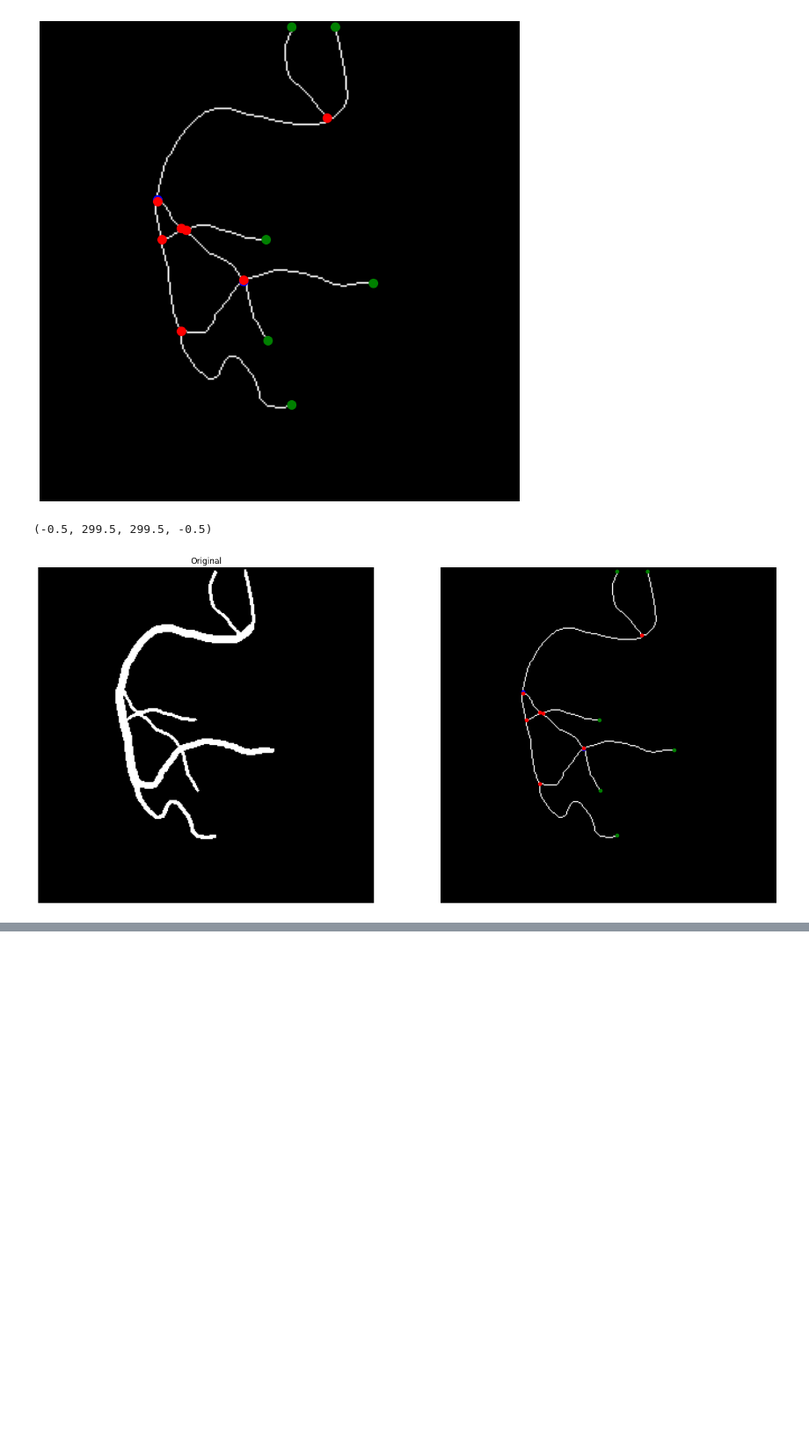
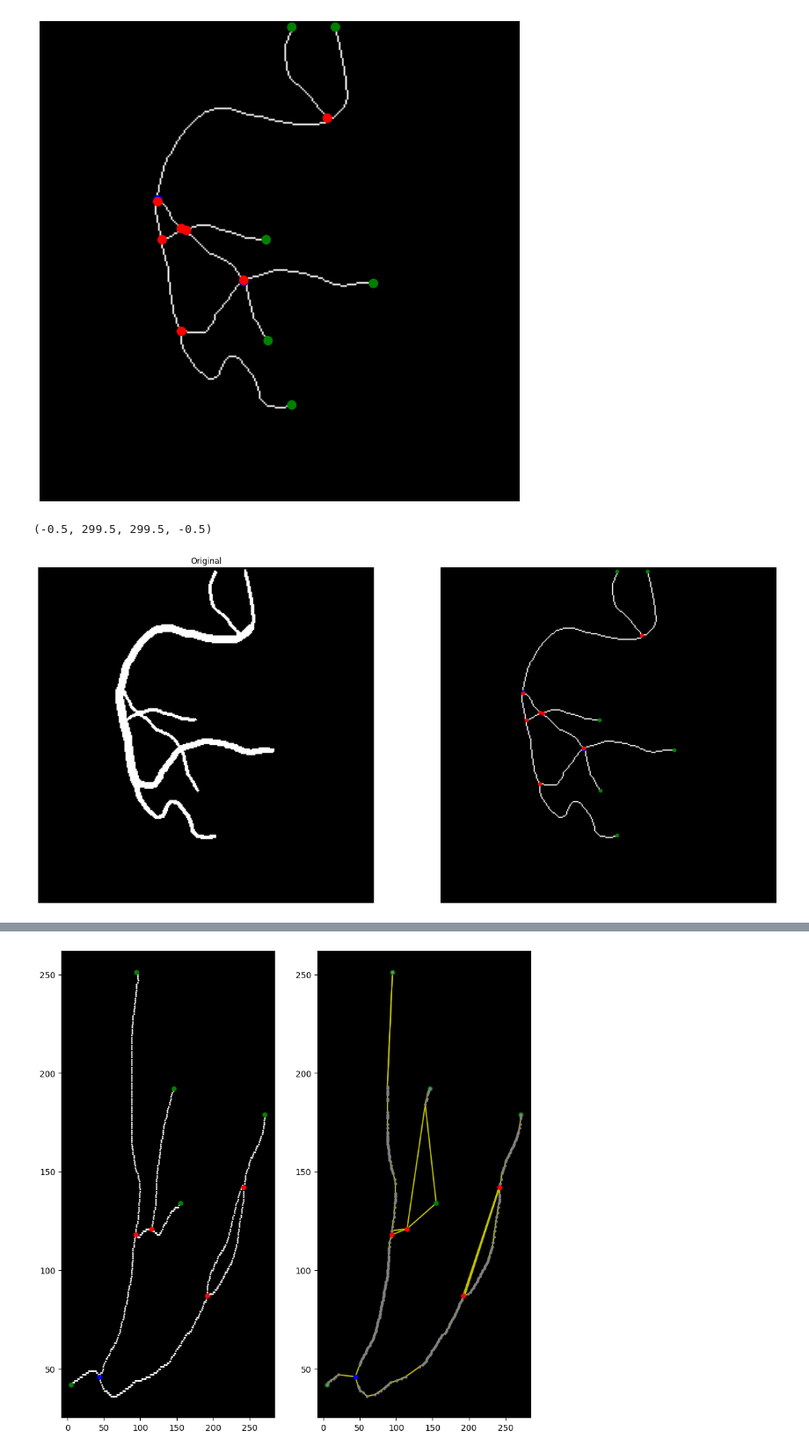
Before and after one commit to MGonza20/Proyecto01_VC_UVG, a Jupyter notebook: Problema02.ipynb, the cells around one changed output, grey strips where cells are left out. Shown: that part at 88% size. Saved outputs shown, nothing was run; the diff lists cells and outputs as text; code cells hidden in the pictures; blank space fills up the shorter version.

```diff
--- a/Problema02.ipynb
+++ b/Problema02.ipynb
@@ -351,0 +325,59 @@ plt.axis('off')  # Optionally turn off the axis
+# %%
+
+# Plot original image and the resulting side by side
+
+plt.figure(figsize=(10,10))
+# ==== PLOT ORIGINAL IMAGE ====
+plt.subplot(1, 2, 1)
+skeleton_coords = np.argwhere(skeleton == 1)
+# Plot skeleton_coords
+plt.plot(skeleton_coords[:, 1], skeleton_coords[:, 0], 'wo', markersize=1)
+# Plot extreme nodes
+plt.plot([node[1] for node in extreme_nodes_list],
+				 [node[0] for node in extreme_nodes_list],
+				 'go',
+					markersize=5)
+plt.axis('on')
+# Plot bifu and trifurcation
+plt.plot([node[1] for node in trifurcation_nodes_list],
+				 [node[0] for node in trifurcation_nodes_list],
+				 'bo',
+					markersize=5)
+plt.plot([node[1] for node in bifurcation_nodes_list],
+				 [node[0] for node in bifurcation_nodes_list],
+				 'ro',
+				 markersize=5)
+# Black backgruond
+plt.gca().set_facecolor('black')
+# ==== PLOT ORIGINAL IMAGE ====
+# ==== PLOT NEW IMAGE ====
+plt.subplot(1, 2, 2)
+plt.gca().set_facecolor('black')
+# Plot edges
+for edge in edges:
+		x_values, y_values = zip(*edge)
+		plt.plot(y_values, x_values, 'y-')  # 'b-' for blue lines
+# Plot extreme nodes
+plt.plot([node[1] for node in extreme_nodes_list],
+				 [node[0] for node in extreme_nodes_list],
+				 'go',
+					markersize=5)
+plt.axis('on')
+# Plot ap in gray
+plt.plot([node[1] for node in ap],
+				 [node[0] for node in ap],
+				 'o',
+				 color='gray',
+				 markersize=2.5)
+# Plot bifu and trifurcation
+plt.plot([node[1] for node in trifurcation_nodes_list],
+				 [node[0] for node in trifurcation_nodes_list],
+				 'bo',
+					markersize=5)
+plt.plot([node[1] for node in bifurcation_nodes_list],
+				 [node[0] for node in bifurcation_nodes_list],
+				 'ro',
+				 markersize=5)
+plt.show()
+# %% [output]
+[figure, added]
```
Also changed, not shown: parts of 15 cells of this notebook.
